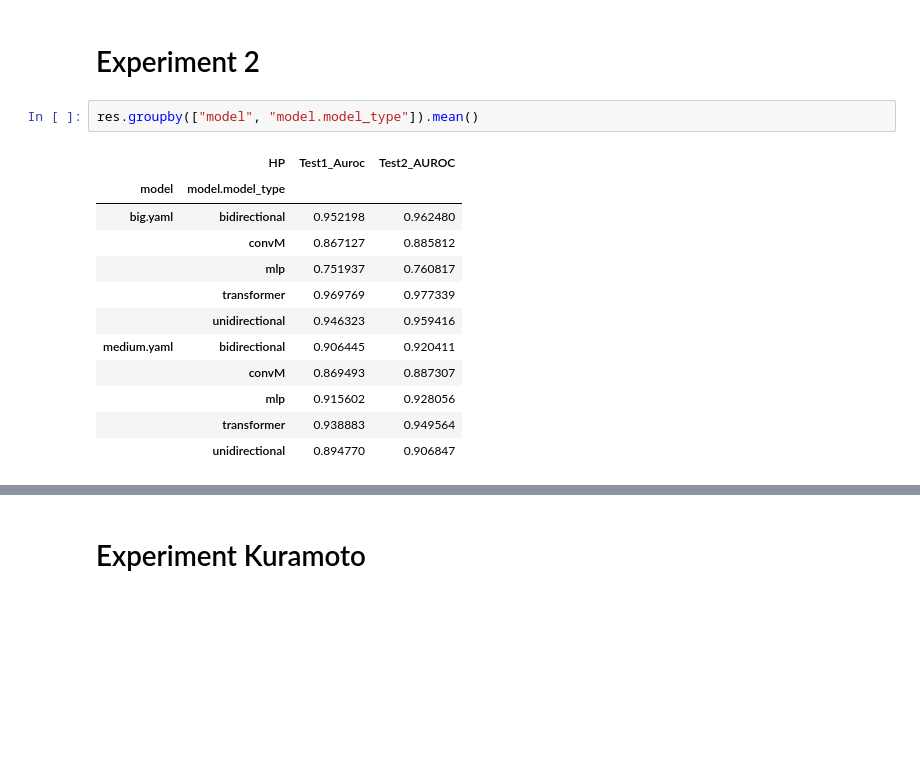
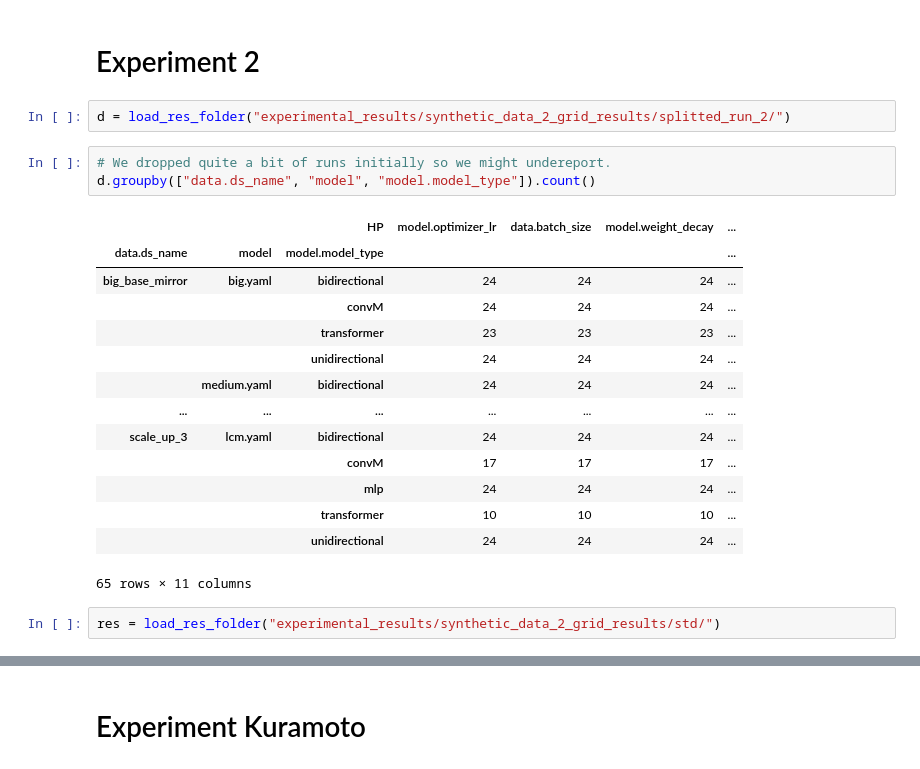
Before and after one commit to Gideon-Stein/CausalPretraining, a Jupyter notebook: summarize_cp_scorings.ipynb, the cells around one changed output, grey strips where cells are left out. Saved outputs shown, nothing was run; the diff lists cells and outputs as text; blank space fills up the shorter version.

```diff
--- a/summarize_cp_scorings.ipynb
+++ b/summarize_cp_scorings.ipynb
@@ -88,18 +88,25 @@ res.groupby(["model", "model.model_type"]).mean()
 |  | unidirectional | 0.894770 | 0.906847 |
 # %% [markdown]
 # Experiment 2
-# %%
-res.groupby(["model", "model.model_type"]).mean()
-# %% [output]
-|  | HP | Test1_Auroc | Test2_AUROC |
-| model | model.model_type |  |  |
-| big.yaml | bidirectional | 0.952198 | 0.962480 |
-|  | convM | 0.867127 | 0.885812 |
-|  | mlp | 0.751937 | 0.760817 |
-|  | transformer | 0.969769 | 0.977339 |
-|  | unidirectional | 0.946323 | 0.959416 |
-| medium.yaml | bidirectional | 0.906445 | 0.920411 |
-|  | convM | 0.869493 | 0.887307 |
-|  | mlp | 0.915602 | 0.928056 |
-|  | transformer | 0.938883 | 0.949564 |
-|  | unidirectional | 0.894770 | 0.906847 |
+# %%
+d = load_res_folder("experimental_results/synthetic_data_2_grid_results/splitted_run_2/")
+# %%
+# We dropped quite a bit of runs initially so we might undereport.
+d.groupby(["data.ds_name", "model", "model.model_type"]).count()
+# %% [output]
+|  |  | HP | model.optimizer_lr | data.batch_size | model.weight_decay | ... |
+| data.ds_name | model | model.model_type |  |  |  | ... |
+| big_base_mirror | big.yaml | bidirectional | 24 | 24 | 24 | ... |
+|  |  | convM | 24 | 24 | 24 | ... |
+|  |  | transformer | 23 | 23 | 23 | ... |
+|  |  | unidirectional | 24 | 24 | 24 | ... |
+|  | medium.yaml | bidirectional | 24 | 24 | 24 | ... |
+| ... | ... | ... | ... | ... | ... | ... |
+| scale_up_3 | lcm.yaml | bidirectional | 24 | 24 | 24 | ... |
+|  |  | convM | 17 | 17 | 17 | ... |
+|  |  | mlp | 24 | 24 | 24 | ... |
+|  |  | transformer | 10 | 10 | 10 | ... |
+|  |  | unidirectional | 24 | 24 | 24 | ... |
+65 rows × 11 columns
+# %%
+res = load_res_folder("experimental_results/synthetic_data_2_grid_results/std/")
```
Also changed, not shown: parts of 6 cells of this notebook, 3 other files.
